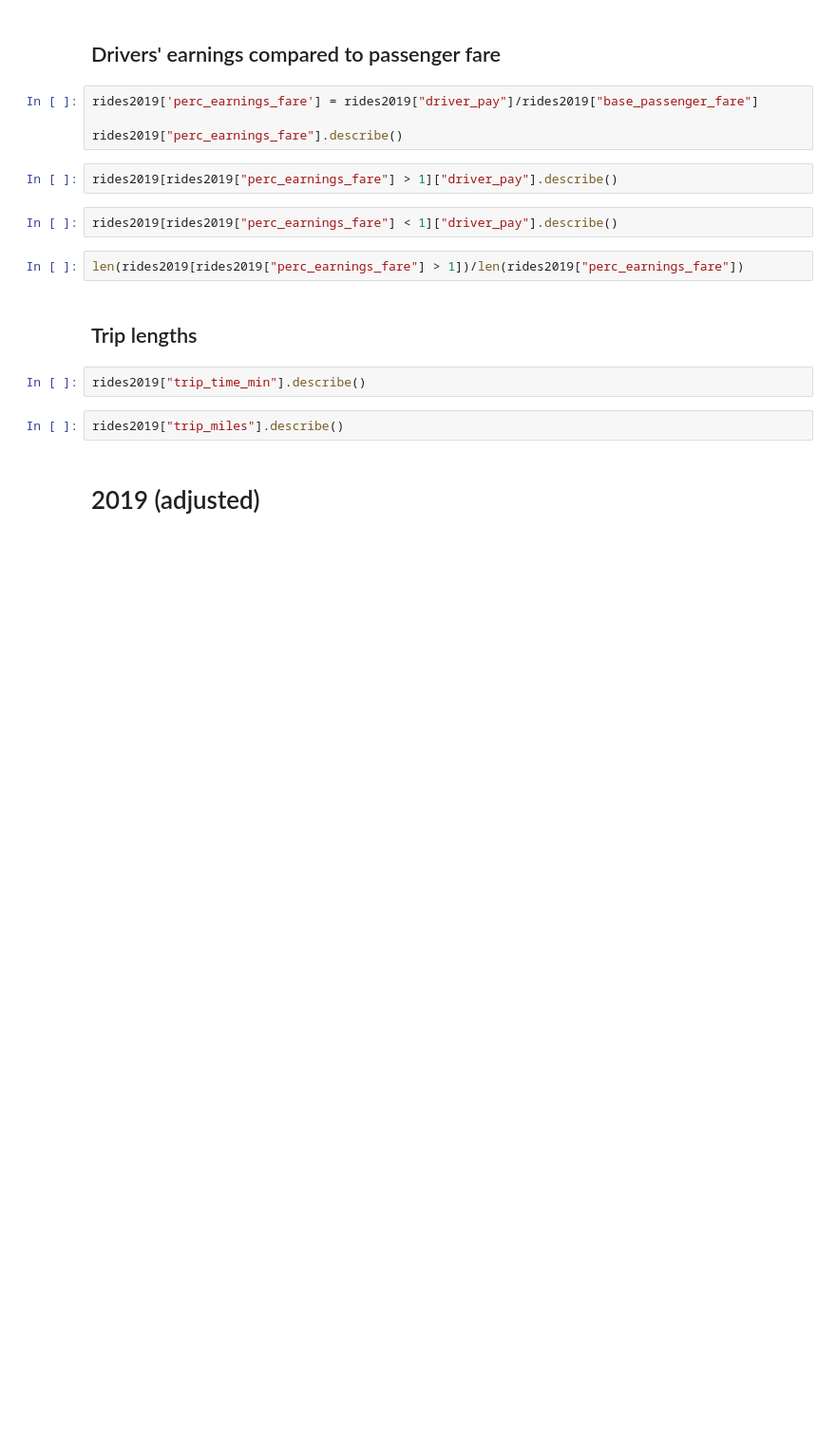
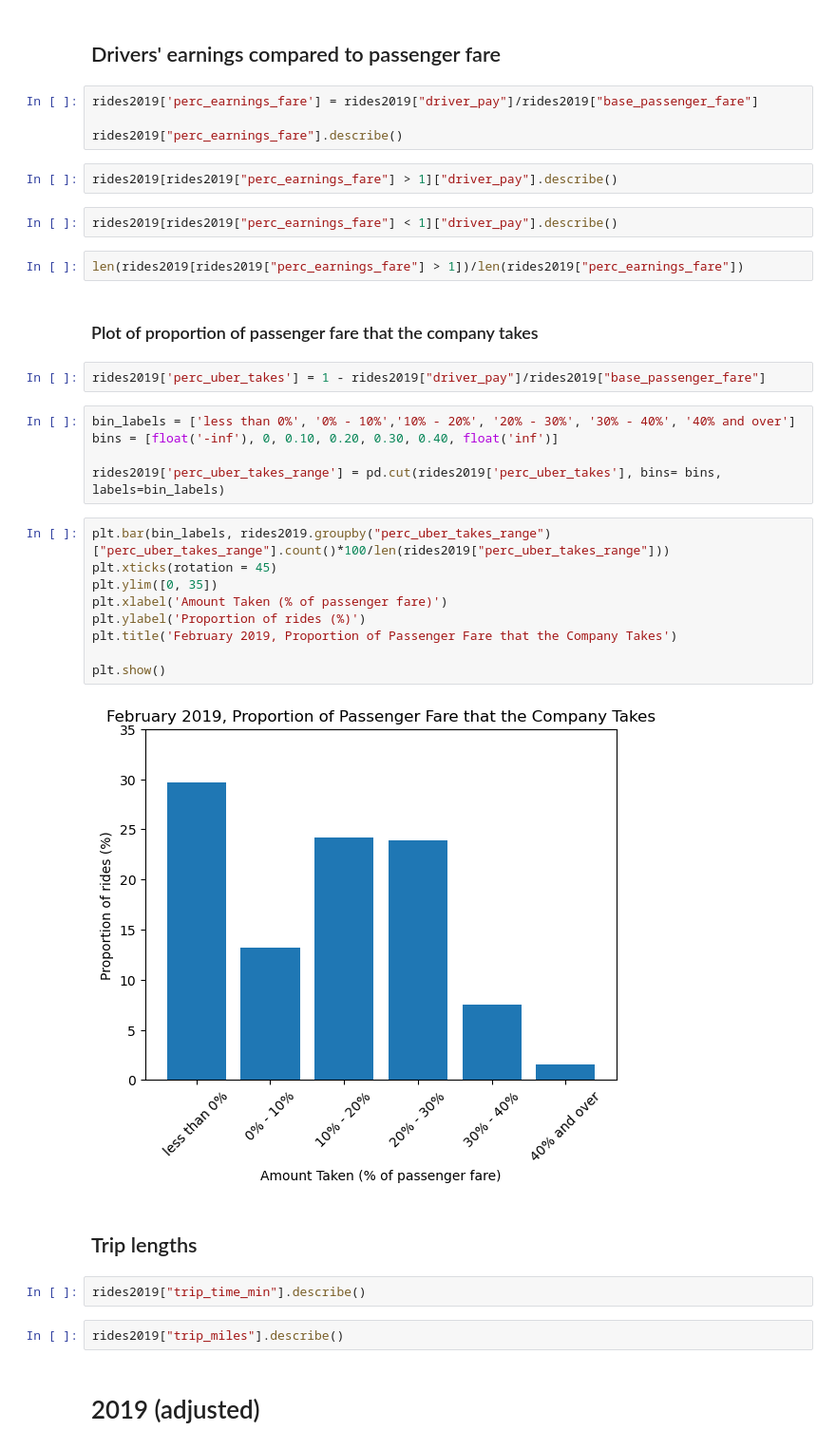
Before and after one commit to vivekr98/NYTWA, a Jupyter notebook: NYTWA Final Analysis.ipynb, the cells around one changed output. Shown at 95% size. Cells and saved outputs as stored; diff of their text form; blank space fills up the shorter version.

```diff
--- a/NYTWA Final Analysis.ipynb
+++ b/NYTWA Final Analysis.ipynb
@@ -221,6 +249,26 @@ rides2019[rides2019["perc_earnings_fare"] > 1]["driver_pay"].describe()
 rides2019[rides2019["perc_earnings_fare"] < 1]["driver_pay"].describe()
 # %%
 len(rides2019[rides2019["perc_earnings_fare"] > 1])/len(rides2019["perc_earnings_fare"])
+# %% [markdown]
+### Plot of proportion of passenger fare that the company takes
+# %%
+rides2019['perc_uber_takes'] = 1 - rides2019["driver_pay"]/rides2019["base_passenger_fare"]
+# %%
+bin_labels = ['less than 0%', '0% - 10%','10% - 20%', '20% - 30%', '30% - 40%', '40% and over']
+bins = [float('-inf'), 0, 0.10, 0.20, 0.30, 0.40, float('inf')]
+
+rides2019['perc_uber_takes_range'] = pd.cut(rides2019['perc_uber_takes'], bins= bins, labels=bin_labels)
+# %%
+plt.bar(bin_labels, rides2019.groupby("perc_uber_takes_range")["perc_uber_takes_range"].count()*100/len(rides2019["perc_uber_takes_range"]))
+plt.xticks(rotation = 45)
+plt.ylim([0, 35])
+plt.xlabel('Amount Taken (% of passenger fare)')
+plt.ylabel('Proportion of rides (%)')
+plt.title('February 2019, Proportion of Passenger Fare that the Company Takes')
+
+plt.show()
+# %% [output]
+[figure, added]
 # %% [markdown]
 ## Trip lengths
 # %%
```
Also changed, not shown: parts of 14 cells of this notebook.
